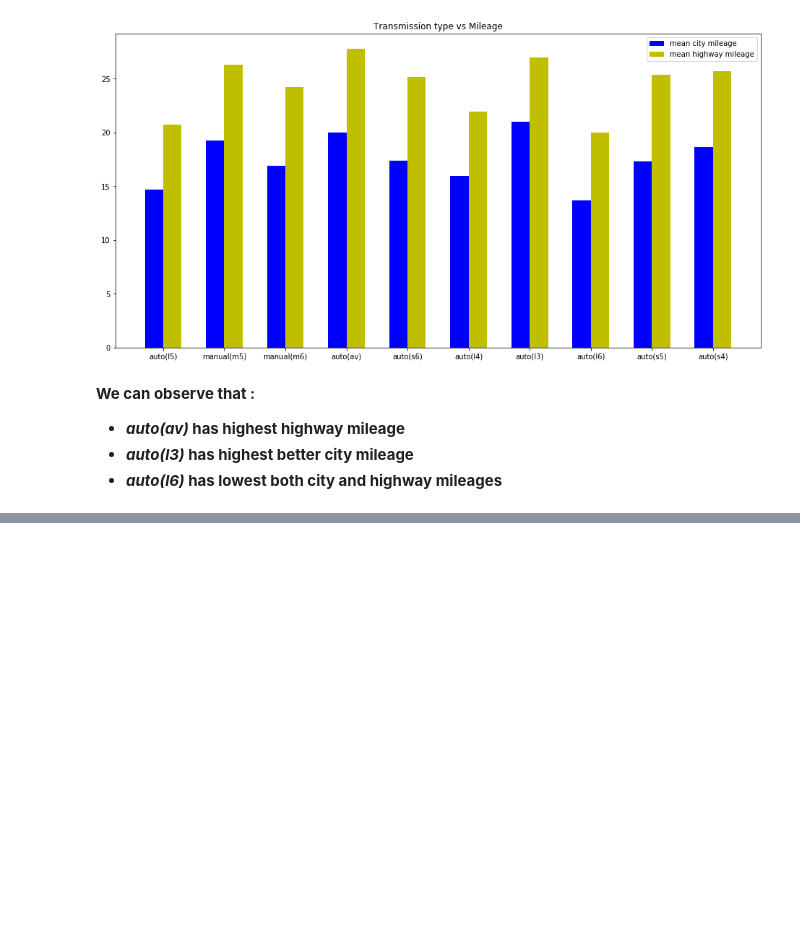
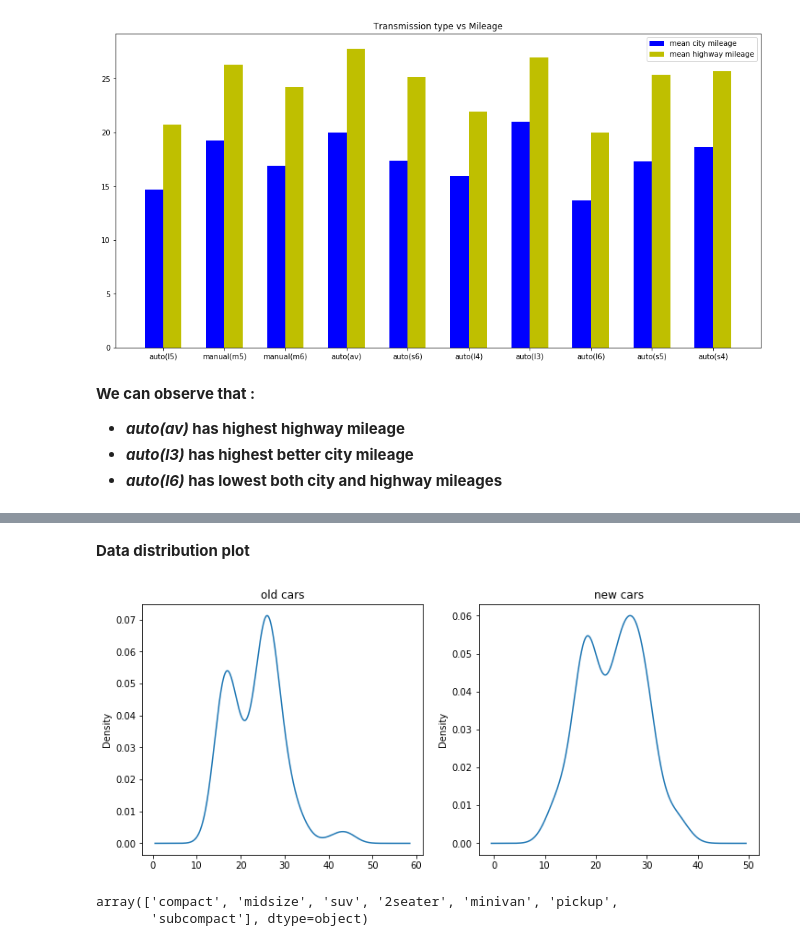
Before and after one commit to anish2197/data-analystics, a Jupyter notebook: Day 2.ipynb, the cells around one changed output, grey strips where cells are left out. Saved outputs shown, nothing was run; the diff lists cells and outputs as text; code cells hidden in the pictures; blank space fills up the shorter version.

```diff
--- a/Day 2.ipynb
+++ b/Day 2.ipynb
@@ -293,0 +355,19 @@ plt.show()
+# %% [markdown]
+**Data distribution plot**
+# %%
+fig = plt.figure(figsize=(12,5))
+
+plt.subplot(1,2,1)
+cars_old["hwy"].plot.density(title="old cars")
+plt.subplot(1,2,2)
+cars_new["hwy"].plot.density(title="new cars")
+
+plt.show()
+# %% [output]
+[figure, added]
+# %%
+x = df["class"].unique()
+x
+# %% [output]
+array(['compact', 'midsize', 'suv', '2seater', 'minivan', 'pickup',
+       'subcompact'], dtype=object)
```
Also changed, not shown: parts of 15 cells of this notebook.
